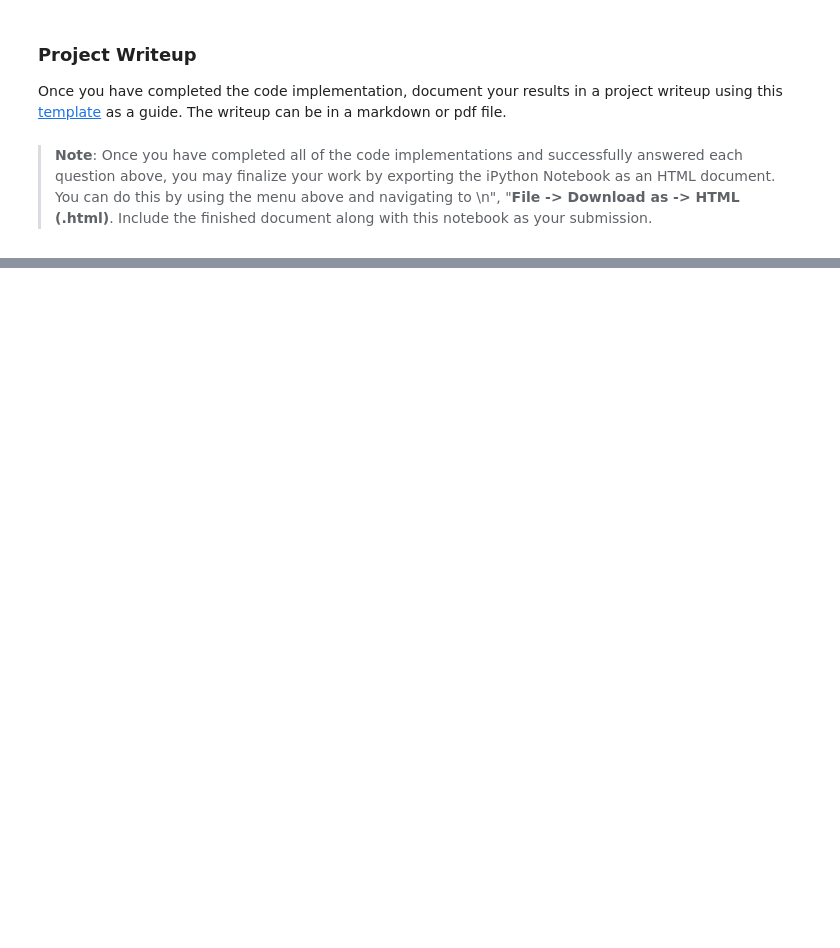
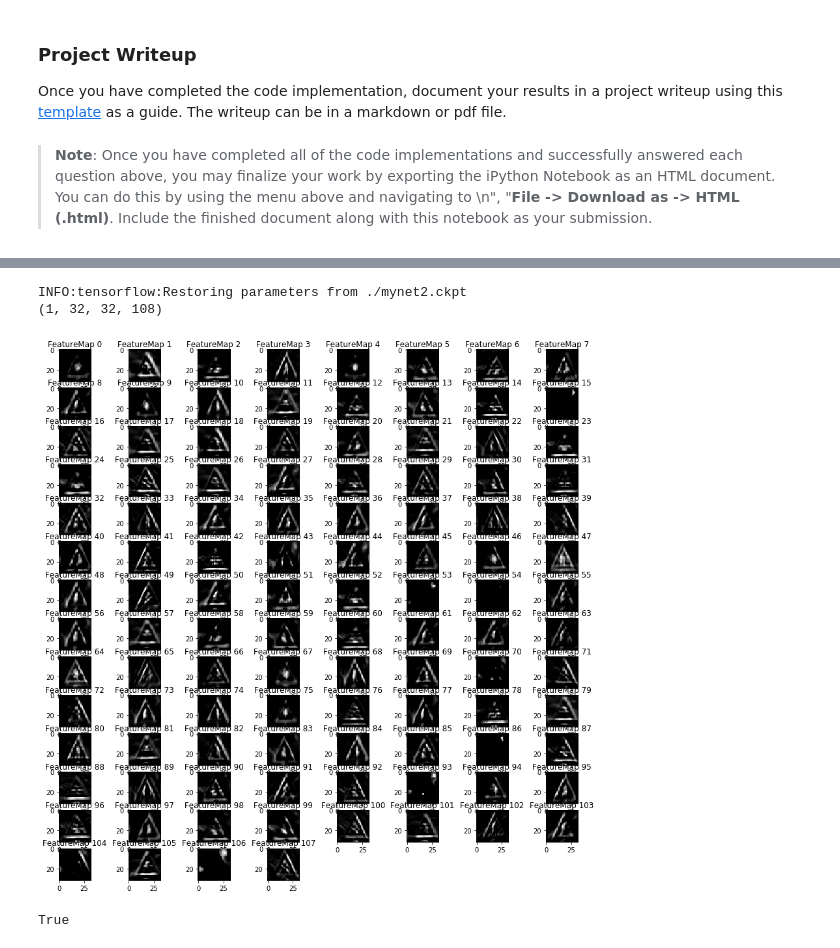
Before and after one commit to SorenRusbjerg/Traffic-Classifier, a Jupyter notebook: Traffic_Sign_Classifier.ipynb, the cells around one changed output, grey strips where cells are left out. Drawn from its saved outputs; the diff is of its cells as text; code cells hidden in the pictures; blank space fills up the shorter version.

```diff
--- a/Traffic_Sign_Classifier.ipynb
+++ b/Traffic_Sign_Classifier.ipynb
@@ -570,10 +557,8 @@ for n in range(3):
 with tf.Session() as sess:
     saver.restore(sess, tf.train.latest_checkpoint('.'))
     accuracy, loss = evaluate(images_gray, labels)
-    logits_ev = sess.run(logits, feed_dict={x: images_gray, y: labels, keepProb: 1.0})
+    logits_ev = sess.run(softmax_probalities, feed_dict={x: images_gray, y: labels, keepProb: 1.0})
     print("Test loss = {:.3f}".format(loss))
     print("Test Accuracy = {:.3f}".format(accuracy))
     print()
-    print('logits max-idx: \n', np.argmax(logits_ev,1))
-    print('Labels: \n', labels)
 # %% [output]
@@ -655,9 +679,6 @@ For an example of what feature map outputs look like, check out NVIDIA's results
 </figure>
  <p></p>
 # %%
-### Visualize your network's feature maps here.
-### Feel free to use as many code cells as needed.
-
 # image_input: the test image being fed into the network to produce the feature maps
 # tf_activation: should be a tf variable name used during your training procedure that represents the calculated state of a specific weight layer
 # activation_min/max: can be used to view the activation contrast in more detail, by default matplot sets min and max to the actual min and max values of the output
@@ -669,11 +690,14 @@ def outputFeatureMap(image_input, tf_activation, activation_min=-1, activation_m
     # image_input =
     # Note: x should be the same name as your network's tensorflow data placeholder variable
     # If you get an error tf_activation is not defined it may be having trouble accessing the variable from inside a function
-    activation = tf_activation.eval(session=sess,feed_dict={x : image_input})
+    activation = tf_activation.eval(session=sess,feed_dict={x : image_input, keepProb: 1.0})
+    print(activation.shape)
     featuremaps = activation.shape[3]
+    rows = featuremaps//8+1
+
     plt.figure(plt_num, figsize=(15,15))
     for featuremap in range(featuremaps):
-        plt.subplot(6,8, featuremap+1) # sets the number of feature maps to show on each row and column
+        plt.subplot(rows,8, featuremap+1) # sets the number of feature maps to show on each row and column
         plt.title('FeatureMap ' + str(featuremap)) # displays the feature map number
         if activation_min != -1 & activation_max != -1:
             plt.imshow(activation[0,:,:, featuremap], interpolation="nearest", vmin =activation_min, vmax=activation_max, cmap="gray")
@@ -683,3 +707,21 @@ def outputFeatureMap(image_input, tf_activation, activation_min=-1, activation_m
             plt.imshow(activation[0,:,:, featuremap], interpolation="nearest", vmin=activation_min, cmap="gray")
         else:
             plt.imshow(activation[0,:,:, featuremap], interpolation="nearest", cmap="gray")
+# %%
+### Visualize your network's feature maps here.
+### Feel free to use as many code cells as needed.
+#with tf.InteractiveSession() as sess:
+sess = tf.InteractiveSession()
+#sess.as_default()
+saver.restore(sess, tf.train.latest_checkpoint('.'))
+outputFeatureMap(images_gray[0].reshape((1, 32, 32, 1)), L1, activation_min=-1, activation_max=-1 ,plt_num=3)
+# %% [output]
+INFO:tensorflow:Restoring parameters from ./mynet2.ckpt
+(1, 32, 32, 108)
+[figure, added]
+# %%
+import os
+
+cv2.imwrite(os.path.join('examples', 'grayscale2.jpg'), cv2.resize(cv2.cvtColor(X_train[0], cv2.COLOR_RGB2GRAY), (200,200)))
+# %% [output]
+True
```
Also changed, not shown: parts of 17 cells of this notebook, 12 other files.
